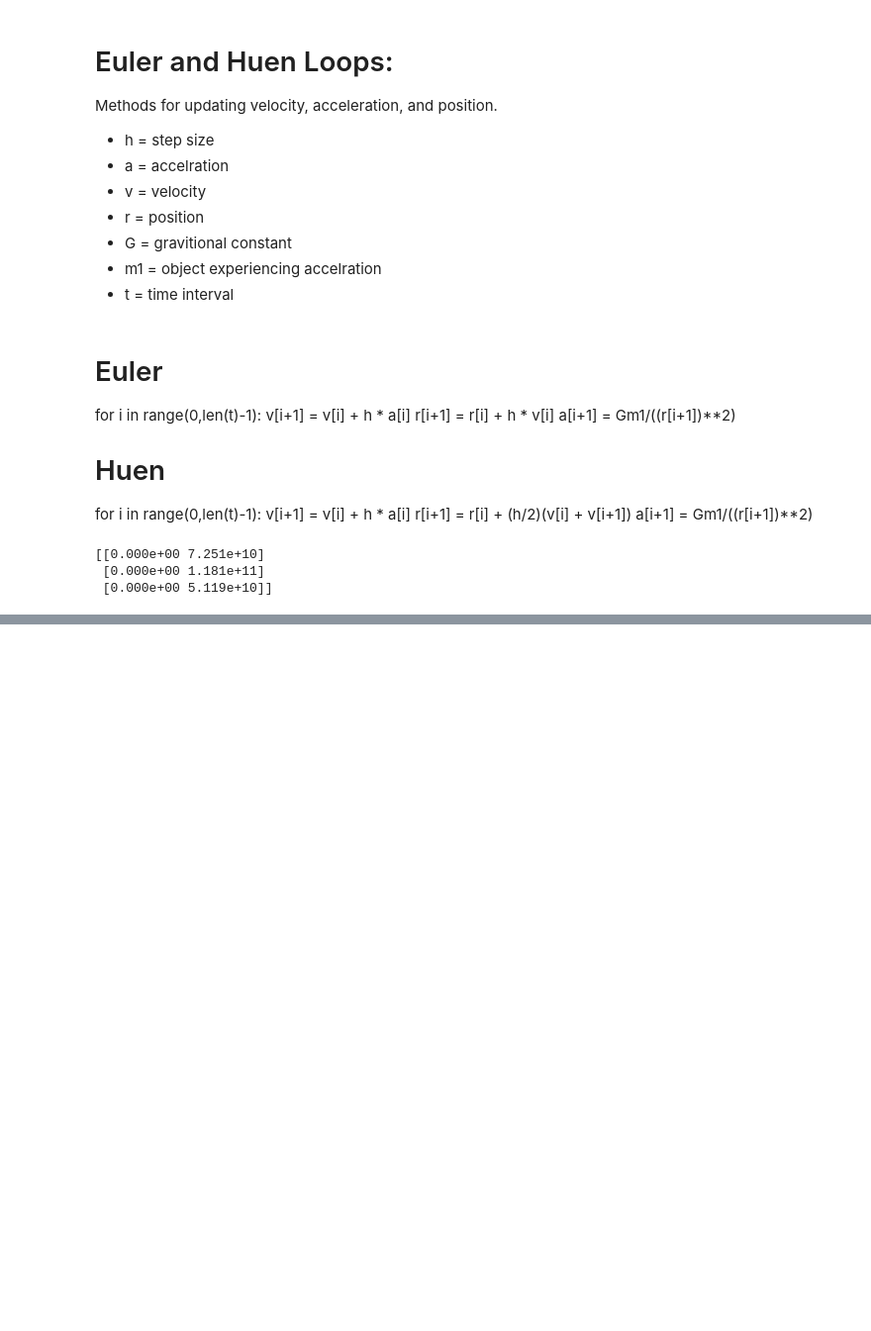
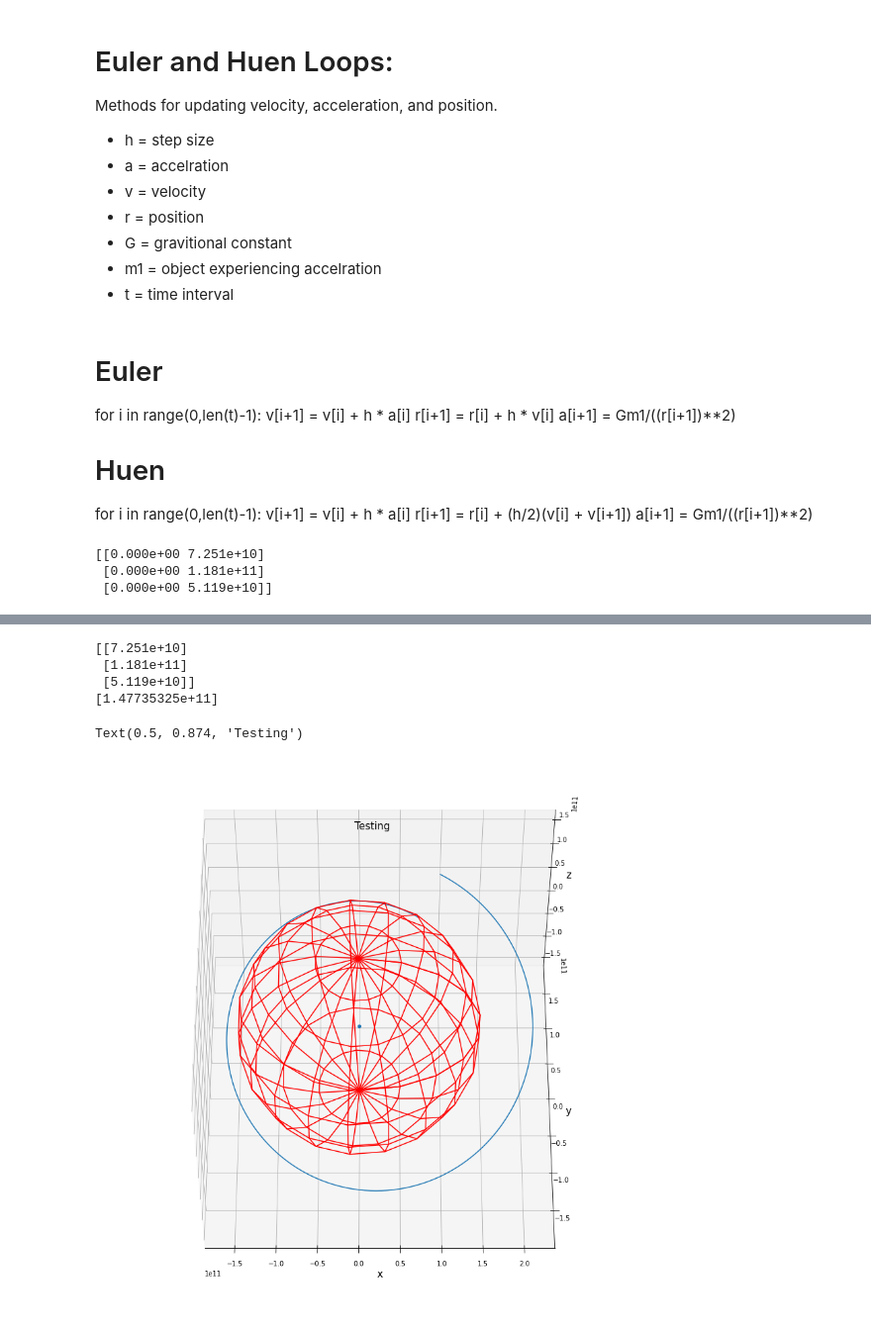
Before and after one commit to eoswald3/CMSE_Science2_Project, a Jupyter notebook: Testing/CMSE_202_Project_Math_Test.ipynb, the cells around one changed output, grey strips where cells are left out. Shown at 99% size. Cells and saved outputs as stored; diff of their text form; code cells hidden in the pictures; blank space fills up the shorter version.

```diff
--- a/Testing/CMSE_202_Project_Math_Test.ipynb
+++ b/Testing/CMSE_202_Project_Math_Test.ipynb
@@ -335,0 +330,47 @@ plt.scatter(r[i,0,0],r[i,1,0])
+# %%
+print(np.reshape(r[0,:,1],(3,1)))
+rEarth = eucDist(np.array([[0],[0],[0]]), np.reshape(r[0,:,1],(3,1)))
+print(rEarth)
+# %% [output]
+[[7.251e+10]
+ [1.181e+11]
+ [5.119e+10]]
+[1.47735325e+11]
+# %%
+fig = plt.figure(figsize = (15,15))
+ax = fig.add_subplot(111, projection='3d')
+
+# plot orbit
+xPlot = r[:,0,1]
+yPlot = r[:,1,1]
+zPlot = r[:,2,1]
+
+ax.plot(xPlot, yPlot, zPlot)
+
+# plot spherical wireframe (of the radius of the orbit)
+u, v = np.mgrid[0:2*np.pi:20j, 0:np.pi:10j]
+rEarth = eucDist(np.array([[0],[0],[0]]), np.reshape(r[0,:,1],(3,1)))
+
+x = rEarth*np.cos(u)*np.sin(v)
+y = rEarth*np.sin(u)*np.sin(v)
+z = rEarth*np.cos(v)
+
+ax.plot_wireframe(x, y, z, color="r")
+
+# plot the position of the sun
+xPlot = r[0,0,0]
+yPlot = r[0,1,0]
+zPlot = r[0,2,0]
+
+ax.scatter(xPlot, yPlot, zPlot)
+
+ax.view_init(elev=55, azim=-90) #Change view parameters (spin along the azimuth)
+
+ax.set_xlabel('x', fontsize = 15) #Assign label
+ax.set_ylabel('y', fontsize = 15) #Assign label
+ax.set_zlabel('z', fontsize = 15) #Assign label
+
+ax.set_title('Testing', y=0.95, fontsize=15)
+# %% [output]
+Text(0.5, 0.874, 'Testing')
+[figure, added]
```
Also changed, not shown: parts of 3 cells of this notebook.
